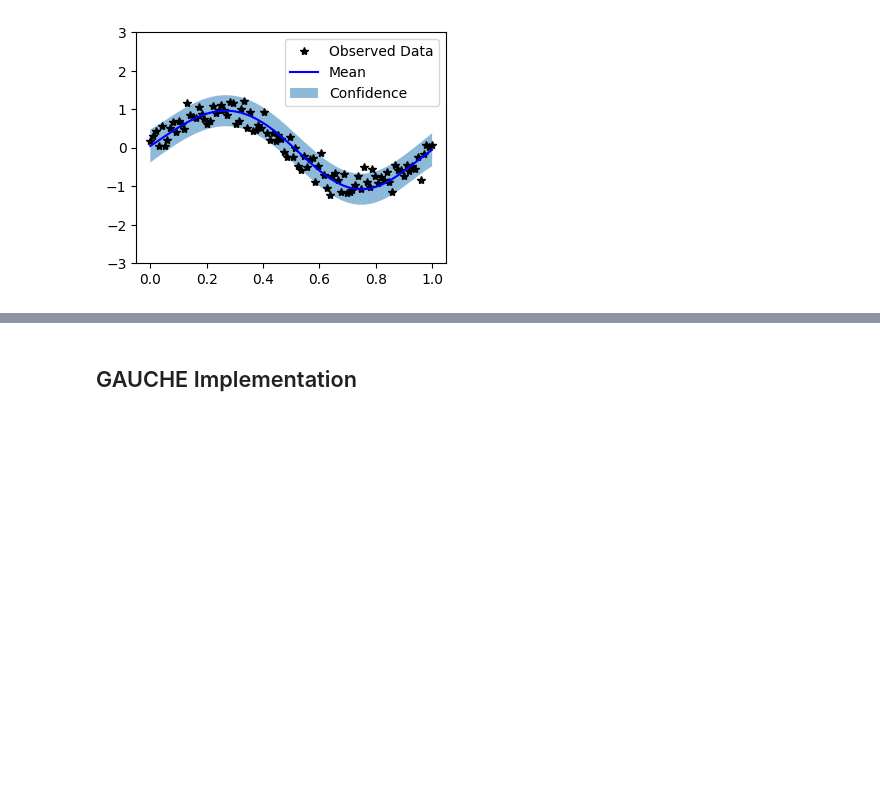
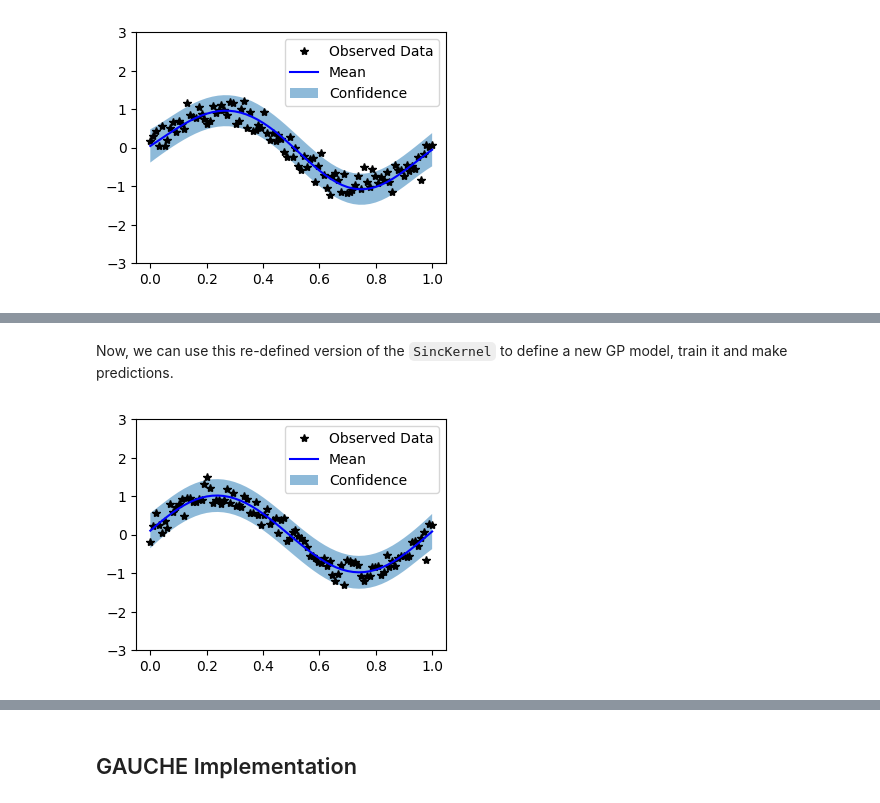
Before and after one commit to drewgjerstad/bayesian-optimization, a Jupyter notebook: gpytorch_gauche_comparison.ipynb, the cells around one changed output, grey strips where cells are left out. Cells and saved outputs as stored; diff of their text form; code cells hidden in the pictures; blank space fills up the shorter version.

```diff
--- a/gpytorch_gauche_comparison.ipynb
+++ b/gpytorch_gauche_comparison.ipynb
@@ -241,0 +711,35 @@ with torch.no_grad():
+# %% [markdown]
+Now, we can use this re-defined version of the `SincKernel` to define a new
+GP model, train it and make predictions.
+# %%
+# Define new GP model
+class SincGPModel(gpytorch.models.ExactGP):
+    def __init__(self, train_x, train_y, likelihood):
+        super().__init__(train_x, train_y, likelihood)
+        self.mean_module = gpytorch.means.ConstantMean()
+        self.covar_module = SincKernel()
+
+    def forward(self, x):
+        mean_x = self.mean_module(x)
+        covar_x = self.covar_module(x)
+        return gpytorch.distributions.MultivariateNormal(mean_x, covar_x)
+# %%
+# Initialize New Model
+model = SincGPModel(train_x, train_y, likelihood)
+
+# Set Model to Training Mode
+model.train()
+likelihood.train()
+train(model, likelihood)
+
+# Set Model to Evaluation Mode
+model.eval()
+likelihood.eval()
+
+# Make Predictions
+observed_pred = predict(model, likelihood)
+
+# Plot Results
+plot(observed_pred)
+# %% [output]
+[figure, added]
```
Also changed, not shown: parts of 57 cells of this notebook.
